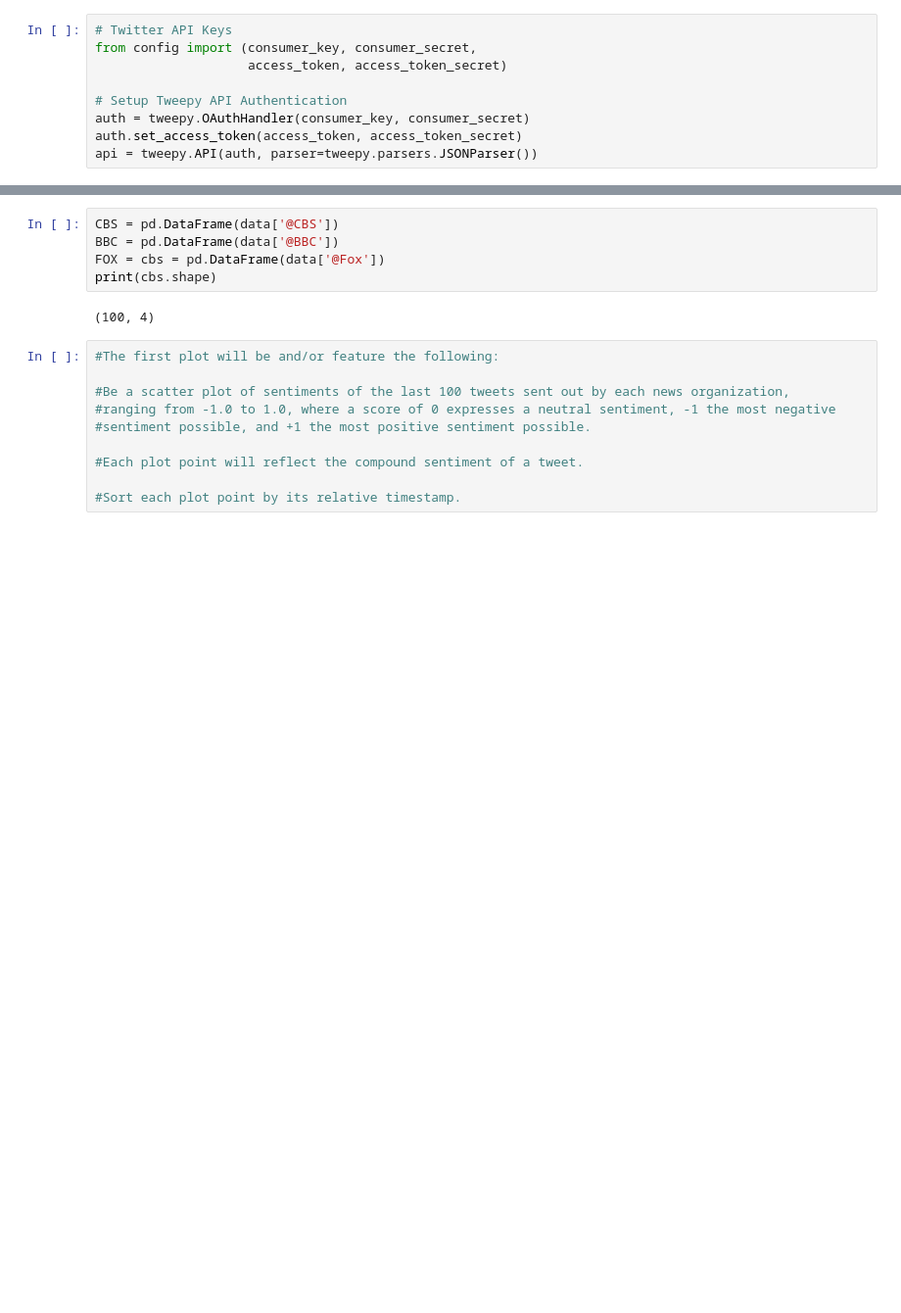
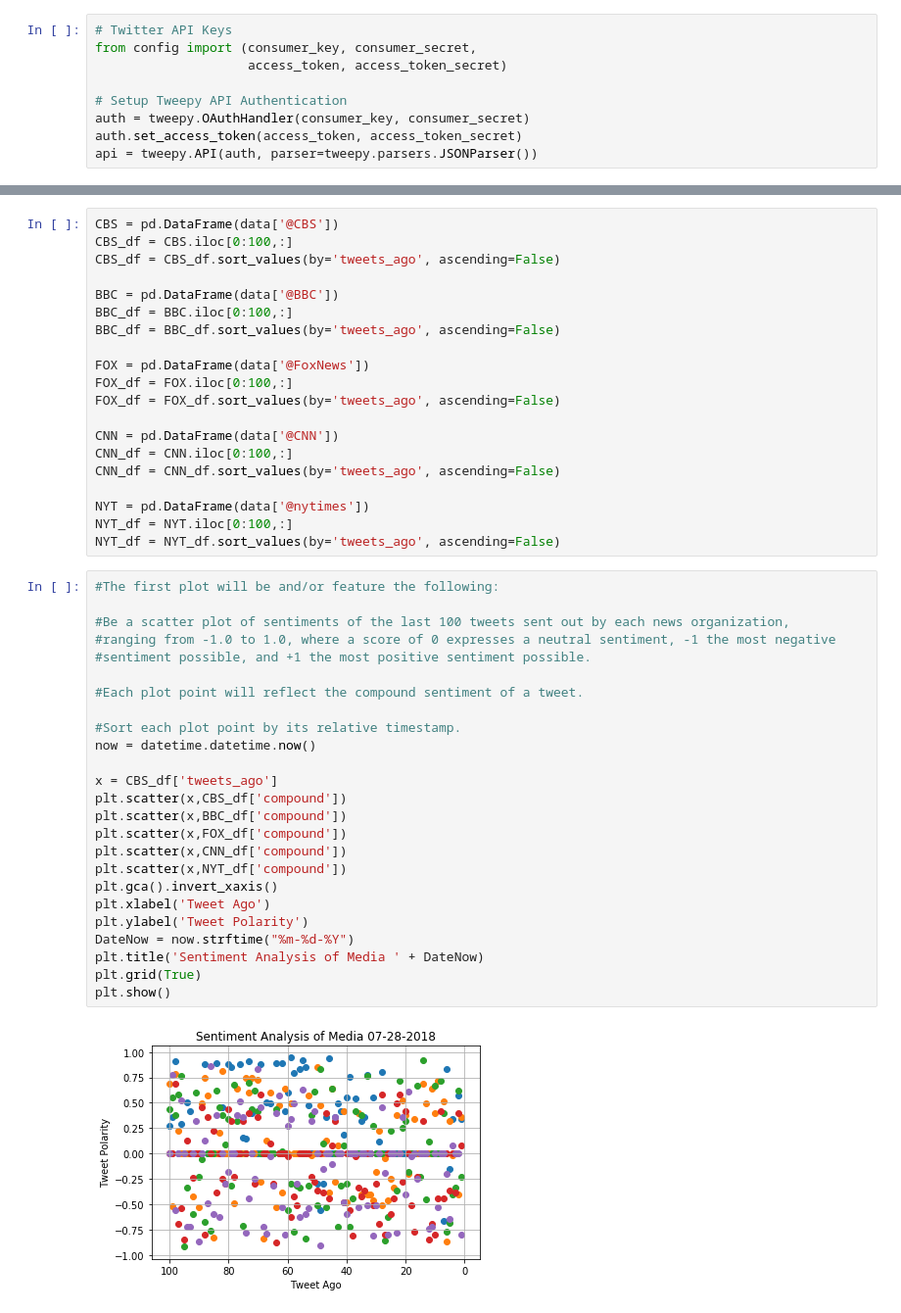
Before and after one commit to kcmillie/News-Mood, a Jupyter notebook: Main.ipynb, the cells around one changed output, grey strips where cells are left out. Shown at 98% size. Cells and saved outputs as stored; diff of their text form; blank space fills up the shorter version.

Commit message:
finish data analyzing and plotting

```diff
--- a/Main.ipynb
+++ b/Main.ipynb
@@ -54,22 +57,52 @@ for news in target_news:
 
     data[news] = data_set
-# %%
-CBS = pd.DataFrame(data['@CBS'])
-BBC = pd.DataFrame(data['@BBC'])
-FOX = cbs = pd.DataFrame(data['@Fox'])
-print(cbs.shape)
-# %% [output]
-(100, 4)
+# %%
+CBS = pd.DataFrame(data['@CBS'])
+CBS_df = CBS.iloc[0:100,:]
+CBS_df = CBS_df.sort_values(by='tweets_ago', ascending=False)
+
+BBC = pd.DataFrame(data['@BBC'])
+BBC_df = BBC.iloc[0:100,:]
+BBC_df = BBC_df.sort_values(by='tweets_ago', ascending=False)
+
+FOX = pd.DataFrame(data['@FoxNews'])
+FOX_df = FOX.iloc[0:100,:]
+FOX_df = FOX_df.sort_values(by='tweets_ago', ascending=False)
+
+CNN = pd.DataFrame(data['@CNN'])
+CNN_df = CNN.iloc[0:100,:]
+CNN_df = CNN_df.sort_values(by='tweets_ago', ascending=False)
+
+NYT = pd.DataFrame(data['@nytimes'])
+NYT_df = NYT.iloc[0:100,:]
+NYT_df = NYT_df.sort_values(by='tweets_ago', ascending=False)
 # %%
 #The first plot will be and/or feature the following:
 
 #Be a scatter plot of sentiments of the last 100 tweets sent out by each news organization,
 #ranging from -1.0 to 1.0, where a score of 0 expresses a neutral sentiment, -1 the most negative
 #sentiment possible, and +1 the most positive sentiment possible.
 
 #Each plot point will reflect the compound sentiment of a tweet.
 
 #Sort each plot point by its relative timestamp.
+now = datetime.datetime.now()
+
+x = CBS_df['tweets_ago']
+plt.scatter(x,CBS_df['compound'])
+plt.scatter(x,BBC_df['compound'])
+plt.scatter(x,FOX_df['compound'])
+plt.scatter(x,CNN_df['compound'])
+plt.scatter(x,NYT_df['compound'])
+plt.gca().invert_xaxis()
+plt.xlabel('Tweet Ago')
+plt.ylabel('Tweet Polarity')
+DateNow = now.strftime("%m-%d-%Y")
+plt.title('Sentiment Analysis of Media ' + DateNow)
+plt.grid(True)
+plt.show()
+# %% [output]
+[figure, added]
 # %%
 #The second plot will be a bar plot visualizing the overall sentiments of the last 100 tweets from each
 #organization. For this plot, you will again aggregate the compound sentiments analyzed by VADER.
```
Also changed, not shown: parts of 4 cells of this notebook.
